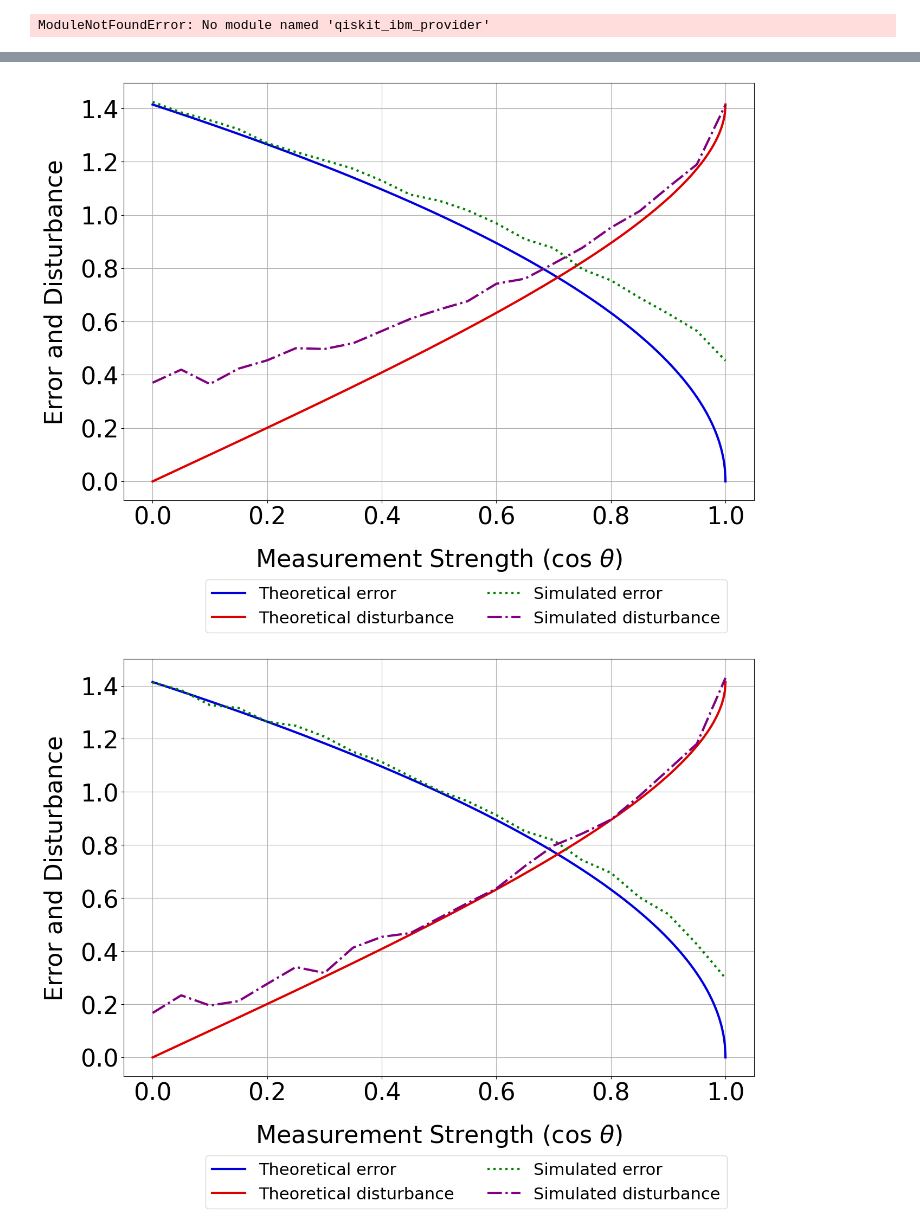
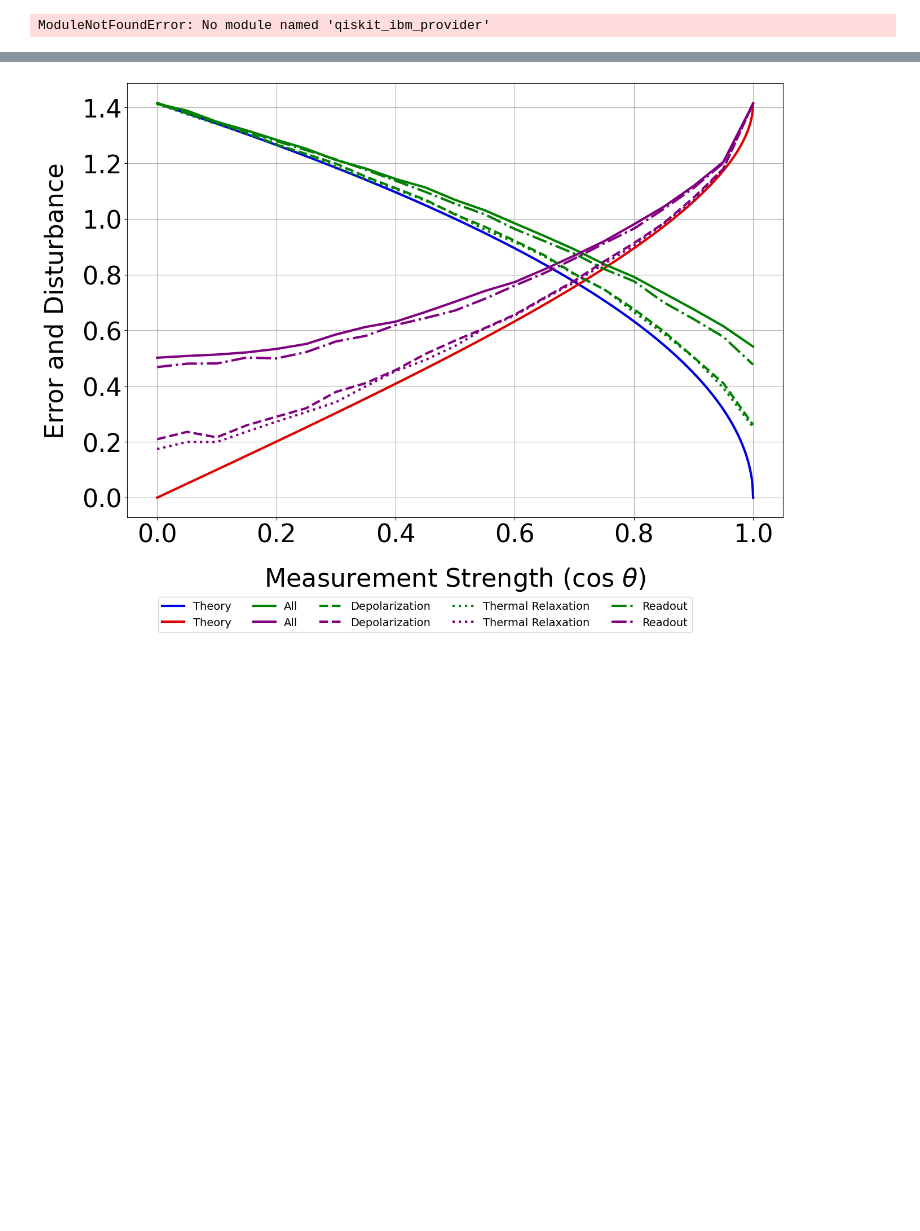
Before and after one commit to Notreal-Chunibyo/Error-disturbance-and-nonlocal-by-IBMQ, a Jupyter notebook: EDR_Circuit_and_Simulation.ipynb, the cells around one changed output, grey strips where cells are left out. Drawn from its saved outputs; the diff is of its cells as text; code cells hidden in the pictures; blank space fills up the shorter version.

```diff
--- a/EDR_Circuit_and_Simulation.ipynb
+++ b/EDR_Circuit_and_Simulation.ipynb
@@ -214,6 +218,35 @@ def error_simpling_plot(sim_result, points):
     plt.tick_params(labelsize=32)
     plt.grid(True)
     plt.show()
+# %%
+def measurement_strength_noise_compare_plot(sim_result, points):
+    E=np.linspace(0,1,1001)
+    plt.figure(figsize=(15,10))
+
+    strength1 = np.linspace(0.0,1.0,11)
+    strength2 = np.linspace(0.0,1.0,points)
+
+    plt.plot(E,np.sqrt(2*(1-E)),color='#0000de',lw=3,label='Theory')
+    plt.plot(E,np.sqrt(2*(1-np.sin(np.arccos(E)))),color='#de0000',lw=3,label='Theory')
+
+    plt.plot(strength2, sim_result[0][0], lw=3, color="g",label='All')
+    plt.plot(strength2, sim_result[0][2], lw=3, color="purple",label='All')
+
+    plt.plot(strength2, sim_result[1][0], lw=3, ls="--" ,color="g",label='Depolarization')
+    plt.plot(strength2, sim_result[1][2], lw=3, ls="--" ,color="purple",label='Depolarization')
+
+    plt.plot(strength2, sim_result[2][0], lw=3, ls=":" ,color="g",label='Thermal Relaxation')
+    plt.plot(strength2, sim_result[2][2], lw=3, ls=":" ,color="purple",label='Thermal Relaxation')
+
+    plt.plot(strength2, sim_result[3][0], lw=3, ls="-." ,color="g",label='Readout')
+    plt.plot(strength2, sim_result[3][2], lw=3, ls="-." ,color="purple",label='Readout')
+
+    plt.legend(bbox_to_anchor=(0.87,-0.17),loc='upper right',fontsize=14,ncol=5)
+    plt.xlabel("Measurement Strength (cos ${\\theta}$)",size=32,labelpad=24)
+    plt.ylabel("Error and Disturbance",size=32,labelpad=18)
+    plt.tick_params(labelsize=32)
+    plt.grid(True)
+    plt.show()
 # %%
 def forbidden_zone_plot(sim_result):
     plt.figure(figsize=(15,15))
@@ -303,7 +336,7 @@ error_simpling_plot(sim_results, points)
 # %%
 probe_strength = 0.1
 groups = 10
-shots = 100000
+shots = 1000000
 points = 21
 
 circs = circmake(probe_strength,groups,points,fakebackend)
@@ -338,8 +371,6 @@ for noise_model in noise_model_list:
     raw_error,raw_disturb = get_ed(sim_job)
     sim_results.append(get_plot_data(raw_error,raw_disturb,points))
 # %%
-for result in sim_results:
-    measurement_strength_range_plot(result, points)
+measurement_strength_noise_compare_plot(sim_results, points)
 # %% [output]
-[figure, old version]
+[figure, new version]
-[figure, removed]
```
Also changed, not shown: parts of 16 cells of this notebook.
